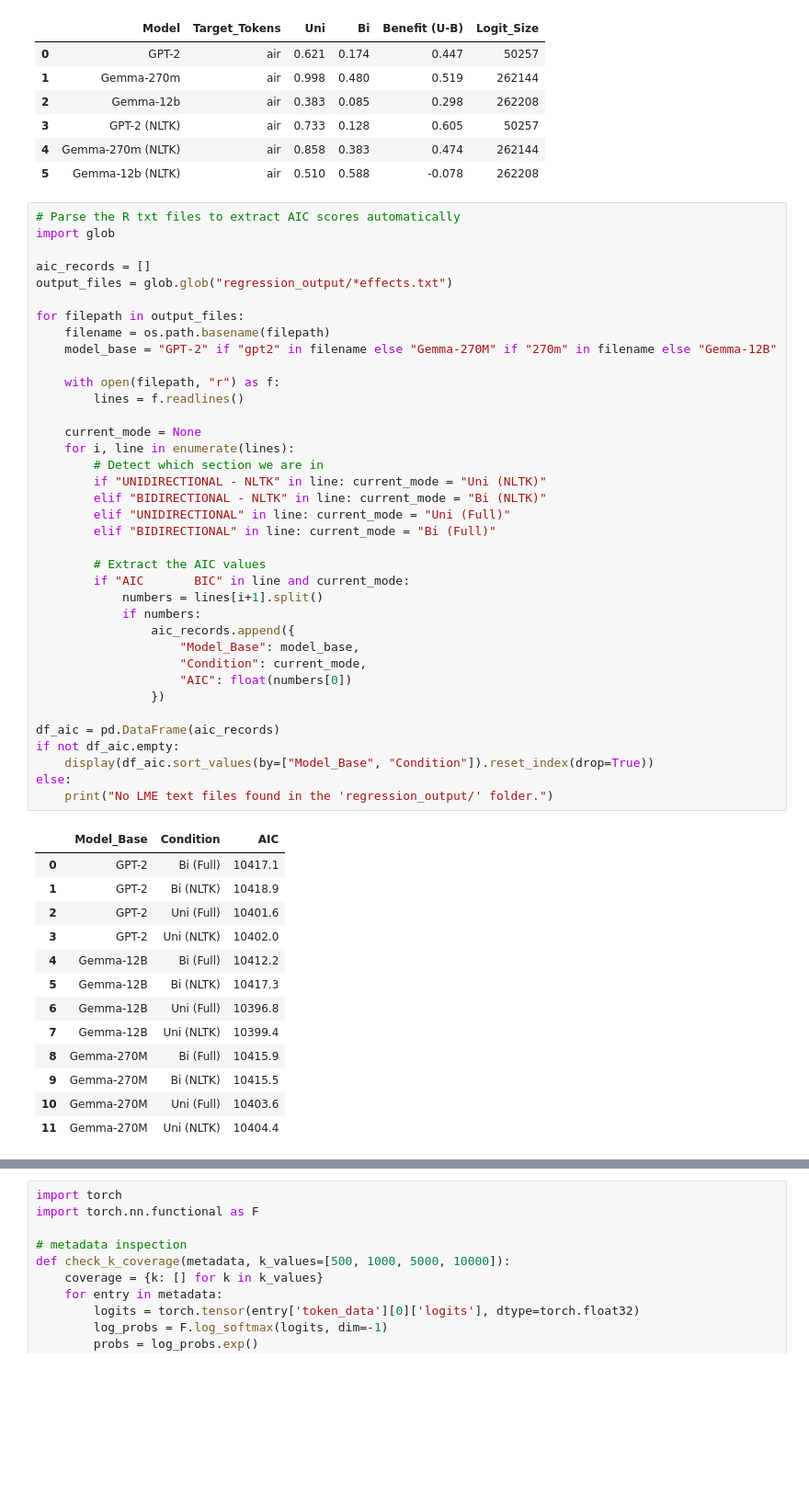
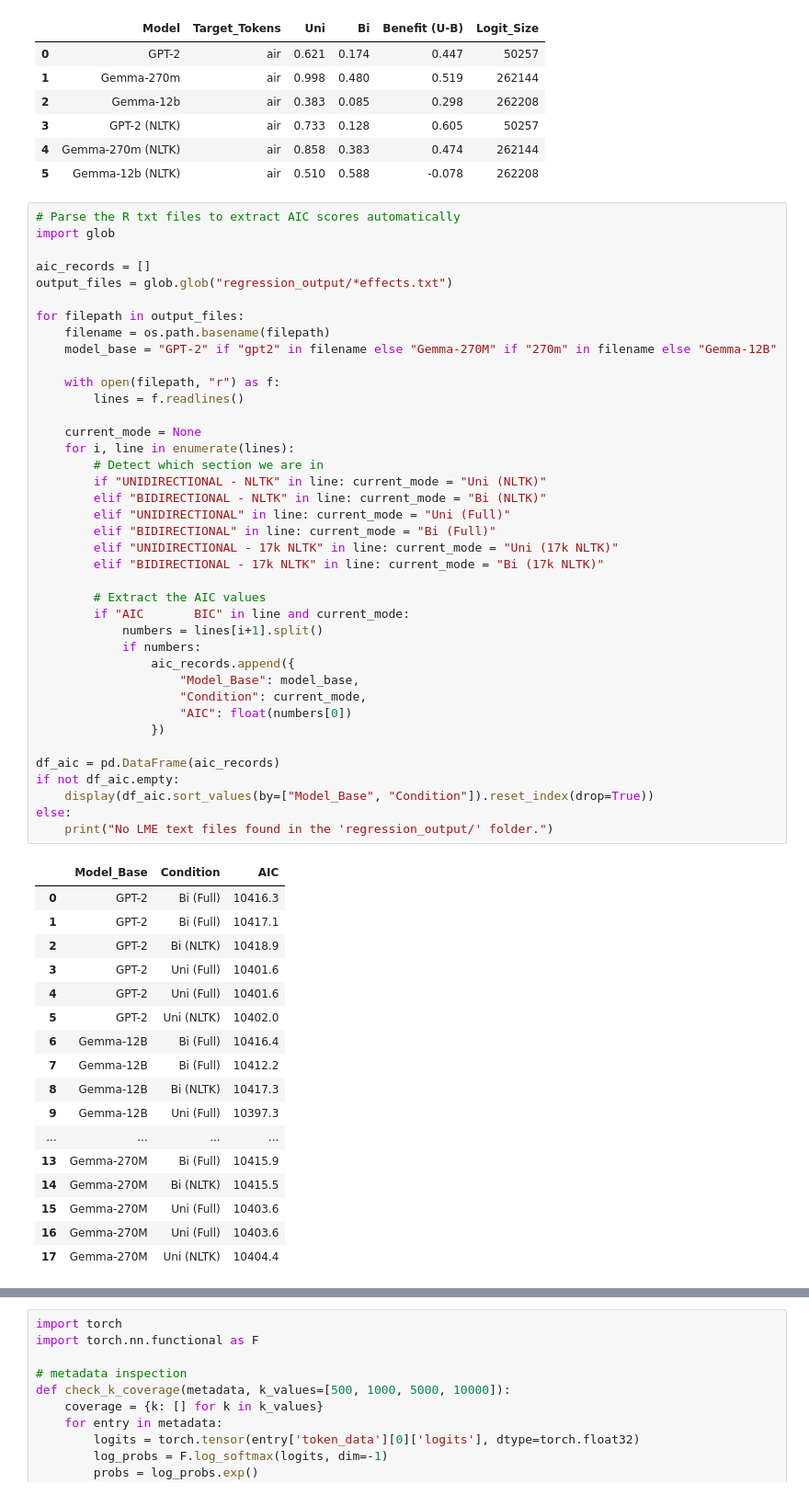
Before and after one commit to theraSara/SwP-Project, a Jupyter notebook: result_analysis.ipynb, the cells around one changed output, grey strips where cells are left out. Shown at 92% size. Saved outputs shown, nothing was run; the diff lists cells and outputs as text; blank space fills up the shorter version.

```diff
--- a/result_analysis.ipynb
+++ b/result_analysis.ipynb
@@ -168,45 +166,51 @@ for filepath in output_files:
     model_base = "GPT-2" if "gpt2" in filename else "Gemma-270M" if "270m" in filename else "Gemma-12B"
 
     with open(filepath, "r") as f:
         lines = f.readlines()
 
     current_mode = None
     for i, line in enumerate(lines):
         # Detect which section we are in
         if "UNIDIRECTIONAL - NLTK" in line: current_mode = "Uni (NLTK)"
         elif "BIDIRECTIONAL - NLTK" in line: current_mode = "Bi (NLTK)"
         elif "UNIDIRECTIONAL" in line: current_mode = "Uni (Full)"
         elif "BIDIRECTIONAL" in line: current_mode = "Bi (Full)"
+        elif "UNIDIRECTIONAL - 17k NLTK" in line: current_mode = "Uni (17k NLTK)"
+        elif "BIDIRECTIONAL - 17k NLTK" in line: current_mode = "Bi (17k NLTK)"
 
         # Extract the AIC values
         if "AIC       BIC" in line and current_mode:
             numbers = lines[i+1].split()
             if numbers:
                 aic_records.append({
                     "Model_Base": model_base,
                     "Condition": current_mode,
                     "AIC": float(numbers[0])
                 })
 
 df_aic = pd.DataFrame(aic_records)
 if not df_aic.empty:
     display(df_aic.sort_values(by=["Model_Base", "Condition"]).reset_index(drop=True))
 else:
     print("No LME text files found in the 'regression_output/' folder.")
 # %% [output]
 |  | Model_Base | Condition | AIC |
-| 0 | GPT-2 | Bi (Full) | 10417.1 |
-| 1 | GPT-2 | Bi (NLTK) | 10418.9 |
-| 2 | GPT-2 | Uni (Full) | 10401.6 |
-| 3 | GPT-2 | Uni (NLTK) | 10402.0 |
-| 4 | Gemma-12B | Bi (Full) | 10412.2 |
-| 5 | Gemma-12B | Bi (NLTK) | 10417.3 |
-| 6 | Gemma-12B | Uni (Full) | 10396.8 |
-| 7 | Gemma-12B | Uni (NLTK) | 10399.4 |
-| 8 | Gemma-270M | Bi (Full) | 10415.9 |
-| 9 | Gemma-270M | Bi (NLTK) | 10415.5 |
-| 10 | Gemma-270M | Uni (Full) | 10403.6 |
-| 11 | Gemma-270M | Uni (NLTK) | 10404.4 |
+| 0 | GPT-2 | Bi (Full) | 10416.3 |
+| 1 | GPT-2 | Bi (Full) | 10417.1 |
+| 2 | GPT-2 | Bi (NLTK) | 10418.9 |
+| 3 | GPT-2 | Uni (Full) | 10401.6 |
+| 4 | GPT-2 | Uni (Full) | 10401.6 |
+| 5 | GPT-2 | Uni (NLTK) | 10402.0 |
+| 6 | Gemma-12B | Bi (Full) | 10416.4 |
+| 7 | Gemma-12B | Bi (Full) | 10412.2 |
+| 8 | Gemma-12B | Bi (NLTK) | 10417.3 |
+| 9 | Gemma-12B | Uni (Full) | 10397.3 |
+| ... | ... | ... | ... |
+| 13 | Gemma-270M | Bi (Full) | 10415.9 |
+| 14 | Gemma-270M | Bi (NLTK) | 10415.5 |
+| 15 | Gemma-270M | Uni (Full) | 10403.6 |
+| 16 | Gemma-270M | Uni (Full) | 10403.6 |
+| 17 | Gemma-270M | Uni (NLTK) | 10404.4 |
 # %%
 if not df_aic.empty:
     # Separate the parsed data into Uni and Bi for plotting
```
Also changed, not shown: parts of 3 cells of this notebook, 10 other files.
